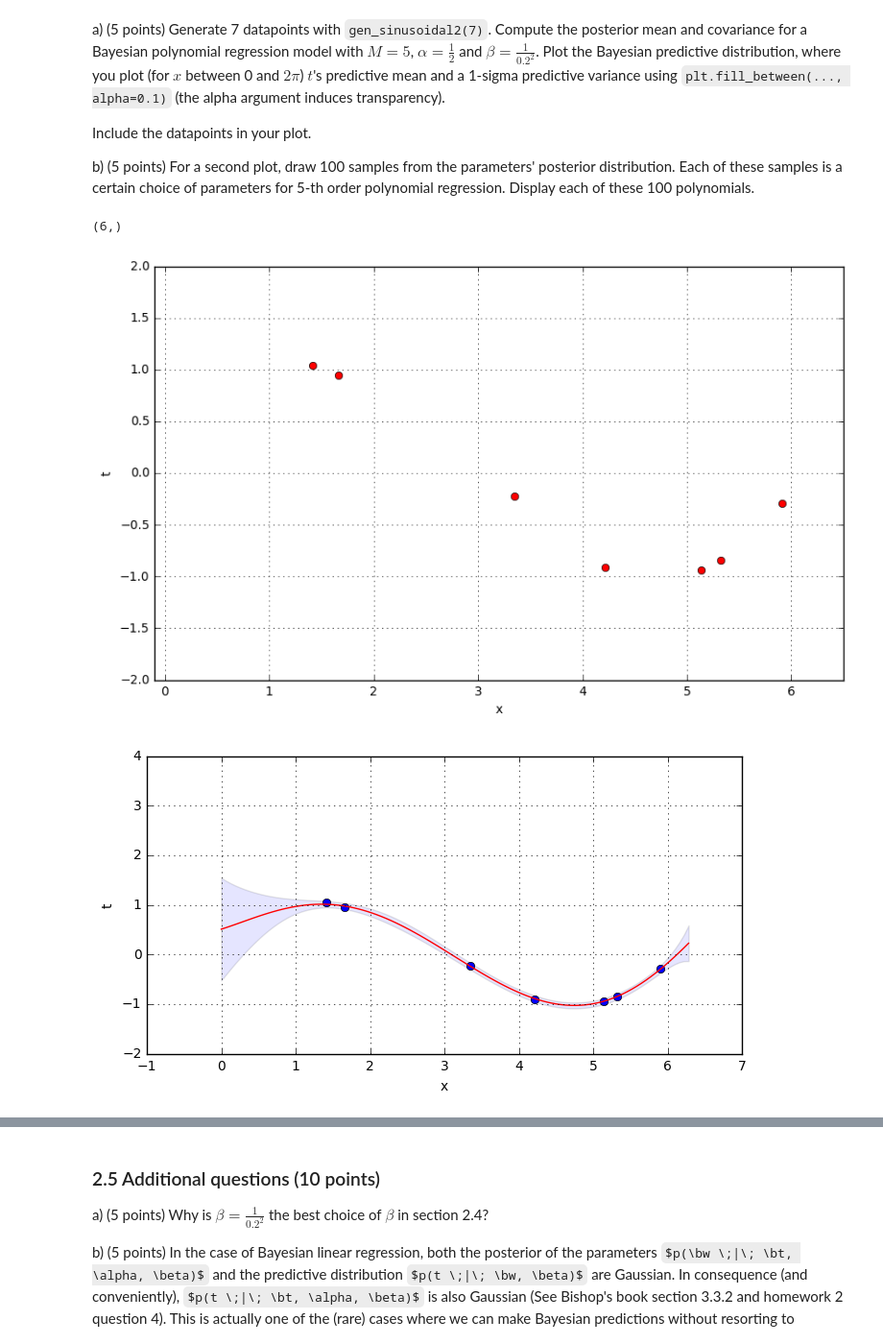
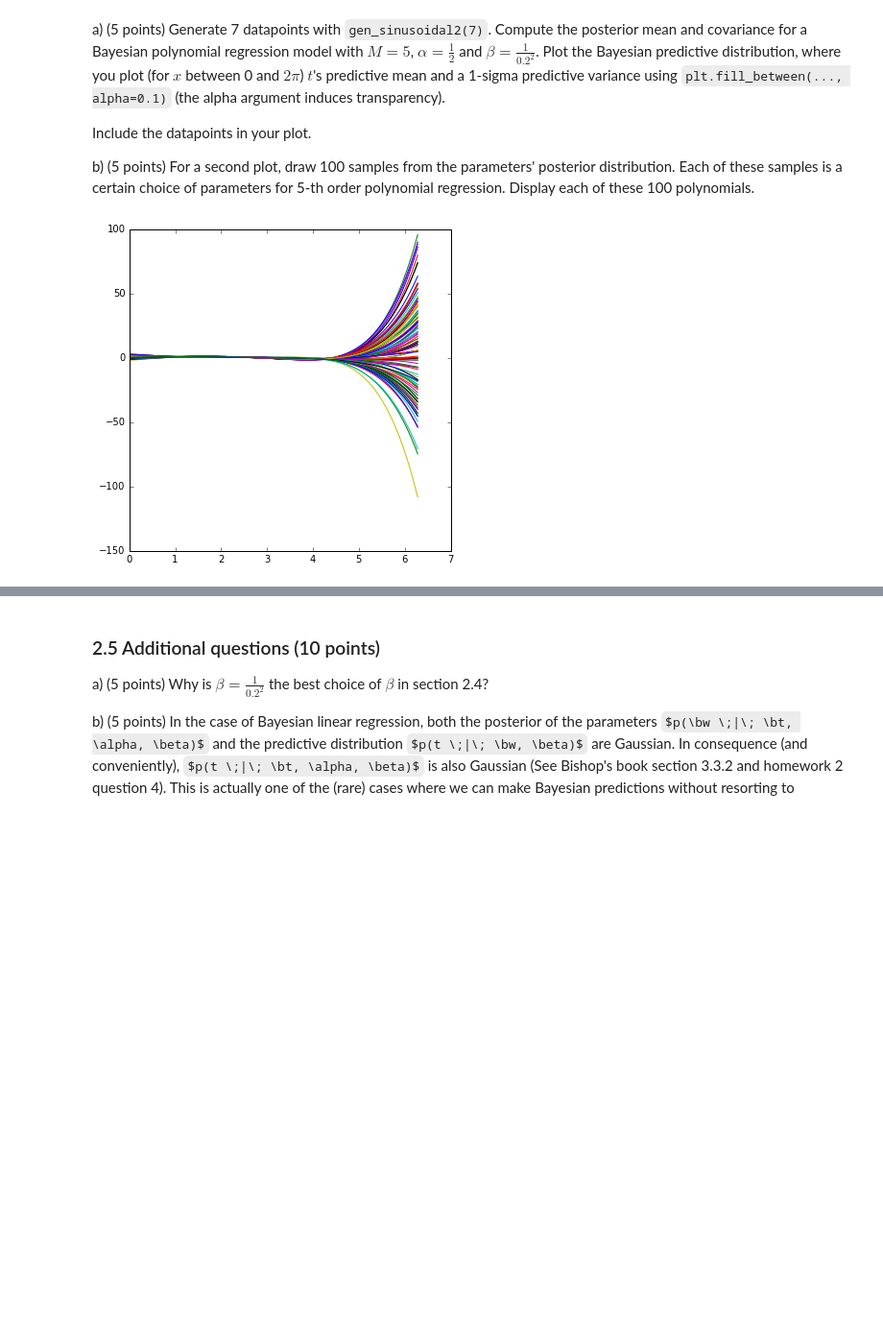
Before and after one commit to Vasileios-Charatsidis/machine_learning_1_labs, a Jupyter notebook: Lab1.ipynb, the cells around one changed output, grey strips where cells are left out. Shown at 96% size. Drawn from its saved outputs; the diff is of its cells as text; code cells hidden in the pictures; some formulas as TeX source; blank space fills up the shorter version.

```diff
--- a/Lab1.ipynb
+++ b/Lab1.ipynb
@@ -41,24 +46,13 @@ Write a method `gen_sinusoidal(N)` that generates toy data like in fig 1.2 of Bi
 $$t_i \sim \mathcal{N}(\mu_i, \sigma^2)$$
 
 where $x_i$ is the $i$-th elements of $\bf{x}$, the mean $\mu_i = sin(x_i)$ and the standard deviation $\sigma = 0.2$.
-# %%
-def gen_sinusoidal(N):
-    # Generate x and t
-    x = np.linspace(0,2 * np.pi,N)
-    t = np.empty((N,1))
-    for i in range(N):
-        mu, sigma = np.sin(x[i]), 0.2
-        t[i] = np.random.normal(mu, sigma**2, 1)
-
-    # Plotting
-    # TO-DO REMOVE THIS.
-#     plt.figure(figsize=(10,6))
-#     plt.plot(x,t,'go')
-#     plt.xlabel('x')
-#     plt.ylabel('t')
-#     plt.grid(True)
-
-    return x,t
+# %%
+def gen_sinusoidal(N):
+    sigma = 0.2
+    X = np.linspace(0, 2*np.pi, N)
+    T = np.random.normal(np.sin(X),sigma)
+
+    return X,T
 # %% [markdown]
 ### 1.2 Polynomial regression (15 points)
 
@@ -387,43 +419,41 @@ x, t = gen_sinusoidal2(7)
 M, alpha, beta = 5, 0.5, 25.
 
 # Sort values from smallest to biggest
 idx = np.argsort(x)
 x = x[idx]
 t = t[idx]
 
 # Obtain posterior mean and covariance
 posterior_mean, posterior_covariance = fit_polynomial_bayes(x, t, M, alpha, beta)
 
 # Sampling from 0 to 2pi
 samples = np.linspace(0, np.pi * 2, 100)
 
 # Predictive distribution for samples
 # Save mean and variance.
 sample_predictions = np.zeros(samples.shape)
 sample_variances = np.zeros(samples.shape)
 for index, val in enumerate(samples):
     y, v = predict_polynomial_bayes(val, posterior_mean, posterior_covariance, beta)
     sample_predictions[index] = y
     sample_variances[index] = v
 
 
-plt.figure(figsize=(8,4))
-plt.plot(x, t, 'bo')
-plt.plot(samples, sample_predictions, 'r', label='Fitted line')
-plt.fill_between(samples, sample_predictions + sample_variances, sample_predictions - sample_variances, alpha=0.1)
-plt.axis([-1,7,-2,4])
-plt.xlabel('x')
-plt.ylabel('t')
-plt.grid(True)
+# plt.figure(figsize=(8,4))
+# plt.plot(x, t, 'bo')
+# plt.plot(samples, sample_predictions, 'r', label='Fitted line')
+# plt.fill_between(samples, sample_predictions + sample_variances, sample_predictions - sample_variances, alpha=0.1)
+# plt.axis([-1,7,-2,4])
+# plt.xlabel('x')
+# plt.ylabel('t')
+# plt.grid(True)
 
 
 # b)
 fig = plt.figure(figsize=(6,6))
-Phi_pred = generate_dmatrix(x2,M)
+Phi_pred = generate_dmatrix(samples,M)
 for i in range(100):
     w = np.random.multivariate_normal(posterior_mean.reshape(M+1,),posterior_covariance)
-    plt.plot(x2,Phi_pred.dot(w))
+    plt.plot(samples,Phi_pred.dot(w))
 # %% [output]
-(6,)
-[figure, old version]
+[figure, new version]
-[figure, removed]
```
Also changed, not shown: parts of 4 cells of this notebook, 1 other file.
